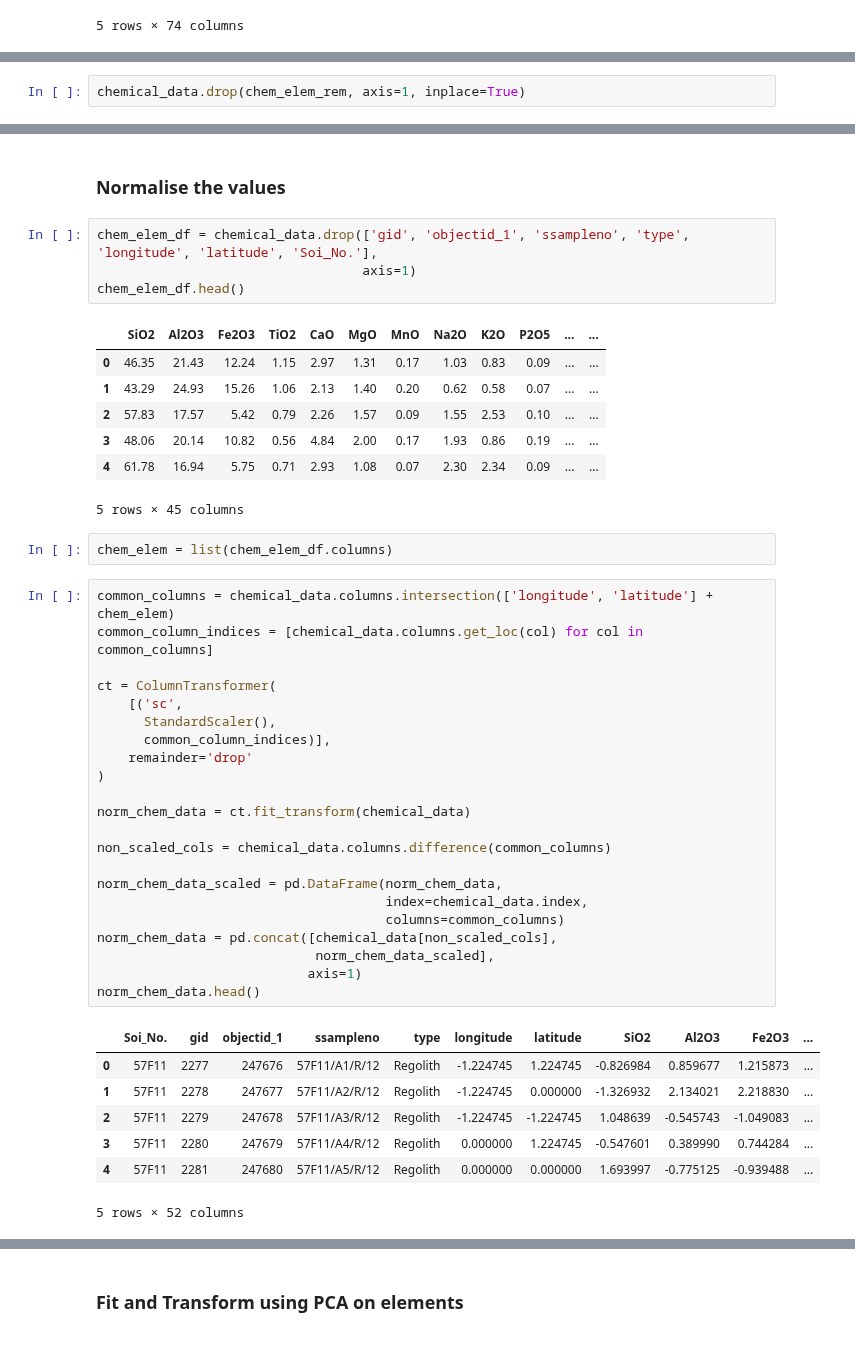
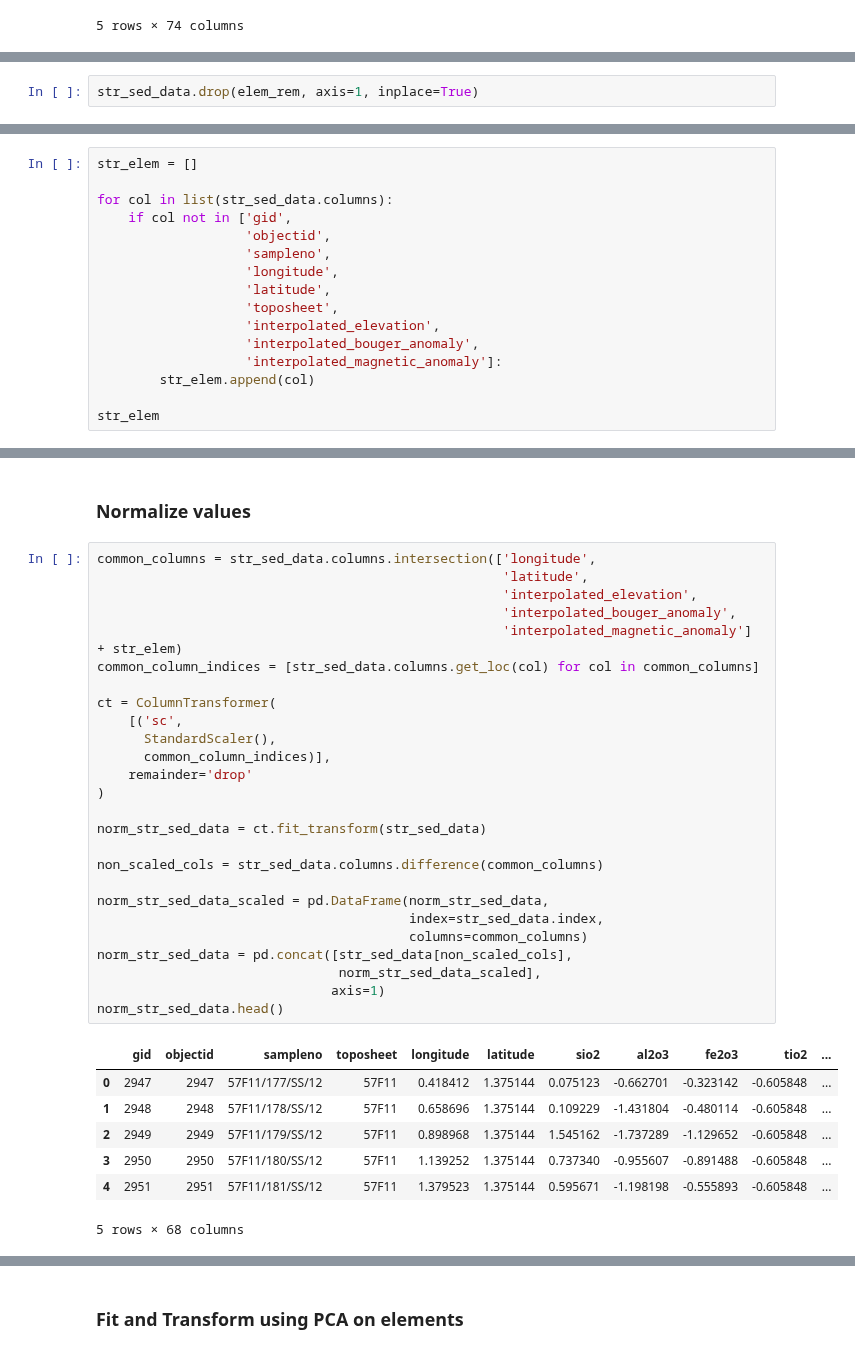
Before and after one commit to Ashish-Sasna/CMT-GSC-AI, a Jupyter notebook: Stream sediments.ipynb, the cells around one changed output, grey strips where cells are left out. Drawn from its saved outputs; the diff is of its cells as text.

```diff
--- a/Stream sediments.ipynb
+++ b/Stream sediments.ipynb
@@ -316,2 +266,2 @@ Chemical Elements which don't contribute in the composition: ['LOI', 'Au', 'Li',
 # %%
-chemical_data.drop(chem_elem_rem, axis=1, inplace=True)
+str_sed_data.drop(elem_rem, axis=1, inplace=True)
@@ -337,0 +278,16 @@ memory usage: 7.4+ KB
+# %%
+str_elem = []
+
+for col in list(str_sed_data.columns):
+    if col not in ['gid',
+                   'objectid',
+                   'sampleno',
+                   'longitude',
+                   'latitude',
+                   'toposheet',
+                   'interpolated_elevation',
+                   'interpolated_bouger_anomaly',
+                   'interpolated_magnetic_anomaly']:
+        str_elem.append(col)
+
+str_elem
@@ -338,46 +312,36 @@ memory usage: 7.4+ KB
 # %% [markdown]
-### Normalise the values
+### Normalize values
-# %%
-chem_elem_df = chemical_data.drop(['gid', 'objectid_1', 'ssampleno', 'type', 'longitude', 'latitude', 'Soi_No.'],
-                                  axis=1)
-chem_elem_df.head()
-# %% [output]
-|  | SiO2 | Al2O3 | Fe2O3 | TiO2 | CaO | MgO | MnO | Na2O | K2O | P2O5 | ... | ... |
-| 0 | 46.35 | 21.43 | 12.24 | 1.15 | 2.97 | 1.31 | 0.17 | 1.03 | 0.83 | 0.09 | ... | ... |
-| 1 | 43.29 | 24.93 | 15.26 | 1.06 | 2.13 | 1.40 | 0.20 | 0.62 | 0.58 | 0.07 | ... | ... |
-| 2 | 57.83 | 17.57 | 5.42 | 0.79 | 2.26 | 1.57 | 0.09 | 1.55 | 2.53 | 0.10 | ... | ... |
-| 3 | 48.06 | 20.14 | 10.82 | 0.56 | 4.84 | 2.00 | 0.17 | 1.93 | 0.86 | 0.19 | ... | ... |
-| 4 | 61.78 | 16.94 | 5.75 | 0.71 | 2.93 | 1.08 | 0.07 | 2.30 | 2.34 | 0.09 | ... | ... |
-5 rows × 45 columns
-# %%
-chem_elem = list(chem_elem_df.columns)
 # %%
-common_columns = chemical_data.columns.intersection(['longitude', 'latitude'] + chem_elem)
-common_column_indices = [chemical_data.columns.get_loc(col) for col in common_columns]
+common_columns = str_sed_data.columns.intersection(['longitude',
+                                                    'latitude',
+                                                    'interpolated_elevation',
+                                                    'interpolated_bouger_anomaly',
+                                                    'interpolated_magnetic_anomaly'] + str_elem)
+common_column_indices = [str_sed_data.columns.get_loc(col) for col in common_columns]
 
 ct = ColumnTransformer(
     [('sc',
       StandardScaler(),
       common_column_indices)],
     remainder='drop'
 )
 
-norm_chem_data = ct.fit_transform(chemical_data)
+norm_str_sed_data = ct.fit_transform(str_sed_data)
 
-non_scaled_cols = chemical_data.columns.difference(common_columns)
+non_scaled_cols = str_sed_data.columns.difference(common_columns)
 
-norm_chem_data_scaled = pd.DataFrame(norm_chem_data,
-                                     index=chemical_data.index,
-                                     columns=common_columns)
-norm_chem_data = pd.concat([chemical_data[non_scaled_cols],
-                            norm_chem_data_scaled],
-                           axis=1)
-norm_chem_data.head()
+norm_str_sed_data_scaled = pd.DataFrame(norm_str_sed_data,
+                                        index=str_sed_data.index,
+                                        columns=common_columns)
+norm_str_sed_data = pd.concat([str_sed_data[non_scaled_cols],
+                               norm_str_sed_data_scaled],
+                              axis=1)
+norm_str_sed_data.head()
 # %% [output]
-|  | Soi_No. | gid | objectid_1 | ssampleno | type | longitude | latitude | SiO2 | Al2O3 | Fe2O3 | ... |
-| 0 | 57F11 | 2277 | 247676 | 57F11/A1/R/12 | Regolith | -1.224745 | 1.224745 | -0.826984 | 0.859677 | 1.215873 | ... |
-| 1 | 57F11 | 2278 | 247677 | 57F11/A2/R/12 | Regolith | -1.224745 | 0.000000 | -1.326932 | 2.134021 | 2.218830 | ... |
-| 2 | 57F11 | 2279 | 247678 | 57F11/A3/R/12 | Regolith | -1.224745 | -1.224745 | 1.048639 | -0.545743 | -1.049083 | ... |
-| 3 | 57F11 | 2280 | 247679 | 57F11/A4/R/12 | Regolith | 0.000000 | 1.224745 | -0.547601 | 0.389990 | 0.744284 | ... |
-| 4 | 57F11 | 2281 | 247680 | 57F11/A5/R/12 | Regolith | 0.000000 | 0.000000 | 1.693997 | -0.775125 | -0.939488 | ... |
+|  | gid | objectid | sampleno | toposheet | longitude | latitude | sio2 | al2o3 | fe2o3 | tio2 | ... |
+| 0 | 2947 | 2947 | 57F11/177/SS/12 | 57F11 | 0.418412 | 1.375144 | 0.075123 | -0.662701 | -0.323142 | -0.605848 | ... |
+| 1 | 2948 | 2948 | 57F11/178/SS/12 | 57F11 | 0.658696 | 1.375144 | 0.109229 | -1.431804 | -0.480114 | -0.605848 | ... |
+| 2 | 2949 | 2949 | 57F11/179/SS/12 | 57F11 | 0.898968 | 1.375144 | 1.545162 | -1.737289 | -1.129652 | -0.605848 | ... |
+| 3 | 2950 | 2950 | 57F11/180/SS/12 | 57F11 | 1.139252 | 1.375144 | 0.737340 | -0.955607 | -0.891488 | -0.605848 | ... |
+| 4 | 2951 | 2951 | 57F11/181/SS/12 | 57F11 | 1.379523 | 1.375144 | 0.595671 | -1.198198 | -0.555893 | -0.605848 | ... |
-5 rows × 52 columns
+5 rows × 68 columns
```
Also changed, not shown: parts of 64 cells of this notebook, 7 other files.
